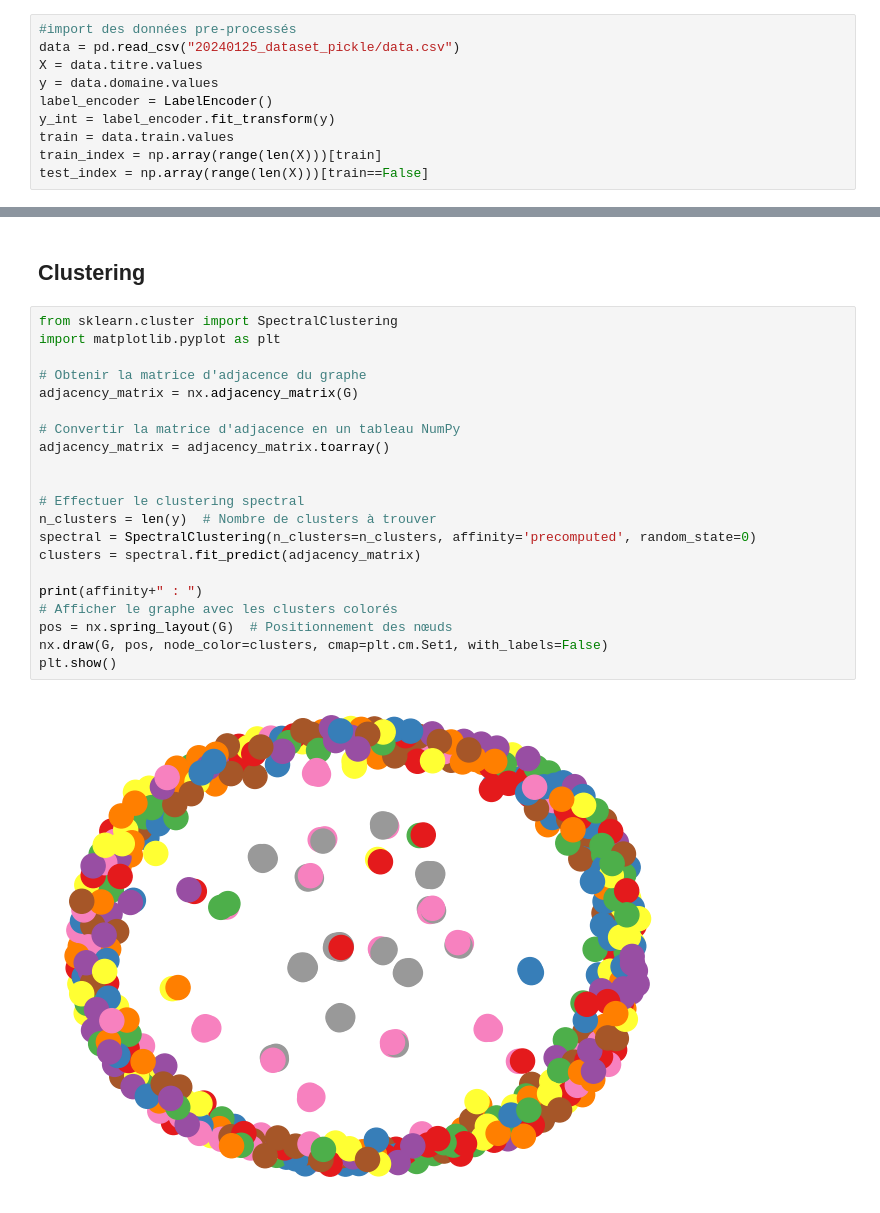
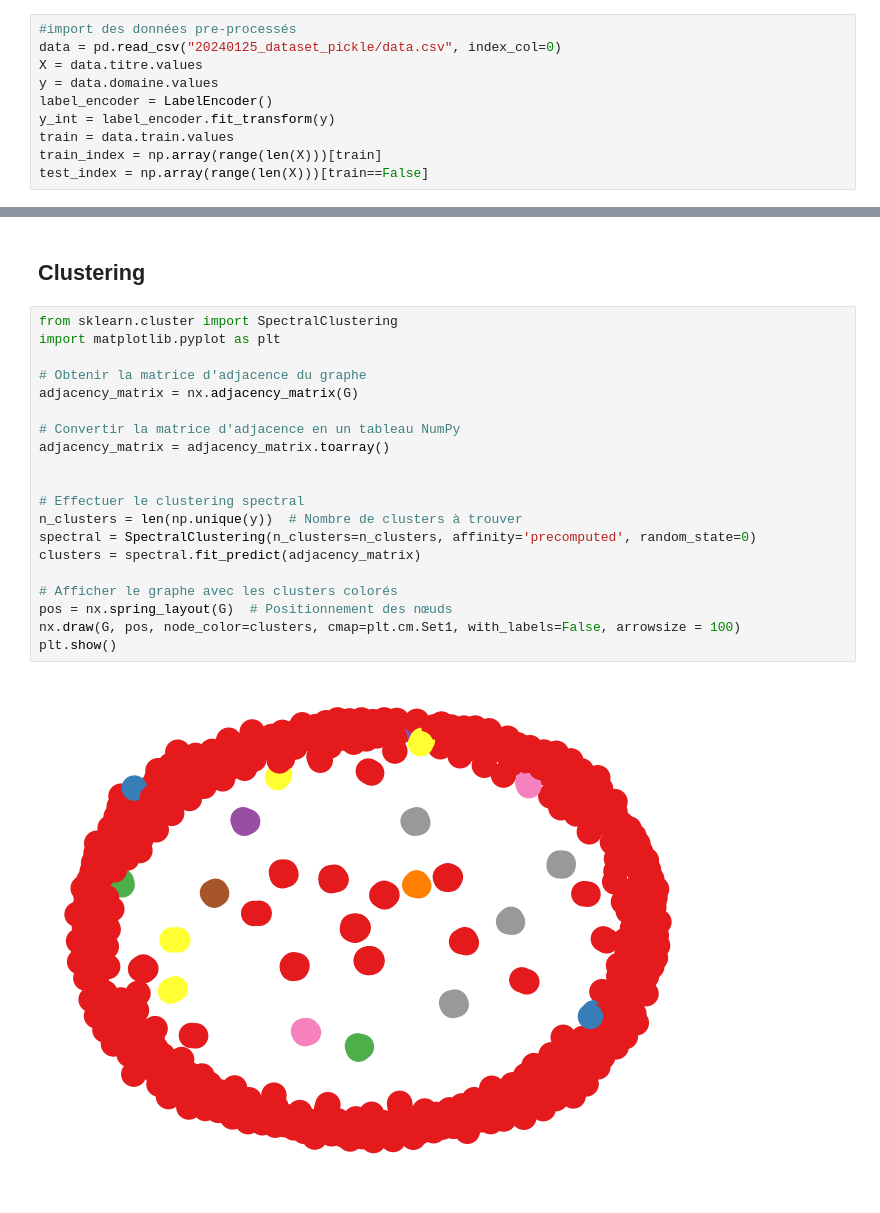
Before and after one commit to WGazzay/Network-Analysis, a Jupyter notebook: analyses.ipynb, the cells around one changed output, grey strips where cells are left out. Cells and saved outputs as stored; diff of their text form.

```diff
--- a/analyses.ipynb
+++ b/analyses.ipynb
@@ -10,7 +8,7 @@ import warnings
 warnings.filterwarnings("ignore")
 # %%
 #import des données pre-processés
-data = pd.read_csv("20240125_dataset_pickle/data.csv")
+data = pd.read_csv("20240125_dataset_pickle/data.csv", index_col=0)
 X = data.titre.values
 y = data.domaine.values
 label_encoder = LabelEncoder()
@@ -203,23 +236,22 @@ Epoch 43, Loss: 0.5476482510566711, Accuracy: 0.62
 # %%
 from sklearn.cluster import SpectralClustering
 import matplotlib.pyplot as plt
 
 # Obtenir la matrice d'adjacence du graphe
 adjacency_matrix = nx.adjacency_matrix(G)
 
 # Convertir la matrice d'adjacence en un tableau NumPy
 adjacency_matrix = adjacency_matrix.toarray()
 
 
 # Effectuer le clustering spectral
-n_clusters = len(y)  # Nombre de clusters à trouver
+n_clusters = len(np.unique(y))  # Nombre de clusters à trouver
 spectral = SpectralClustering(n_clusters=n_clusters, affinity='precomputed', random_state=0)
 clusters = spectral.fit_predict(adjacency_matrix)
 
-print(affinity+" : ")
 # Afficher le graphe avec les clusters colorés
 pos = nx.spring_layout(G)  # Positionnement des nœuds
-nx.draw(G, pos, node_color=clusters, cmap=plt.cm.Set1, with_labels=False)
+nx.draw(G, pos, node_color=clusters, cmap=plt.cm.Set1, with_labels=False, arrowsize = 100)
 plt.show()
 # %% [output]
-[figure, old version]
+[figure, new version]
```
Also changed, not shown: parts of 7 cells of this notebook, 1 other file.
